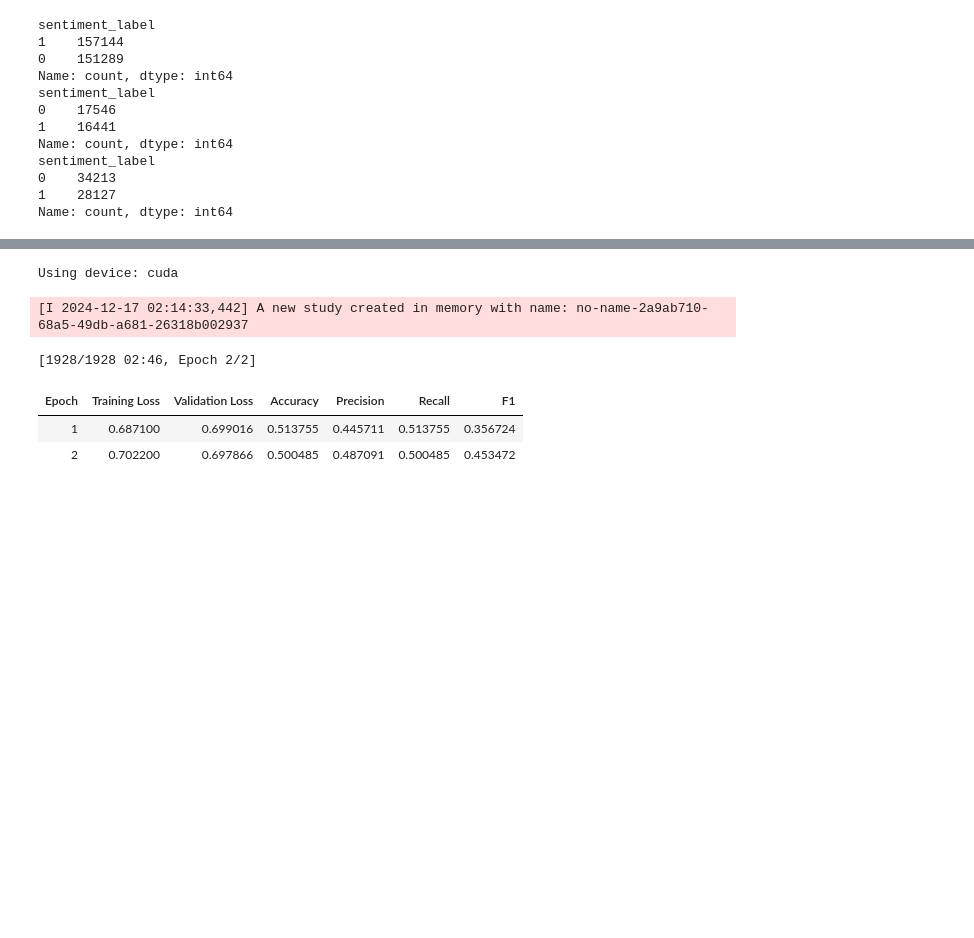
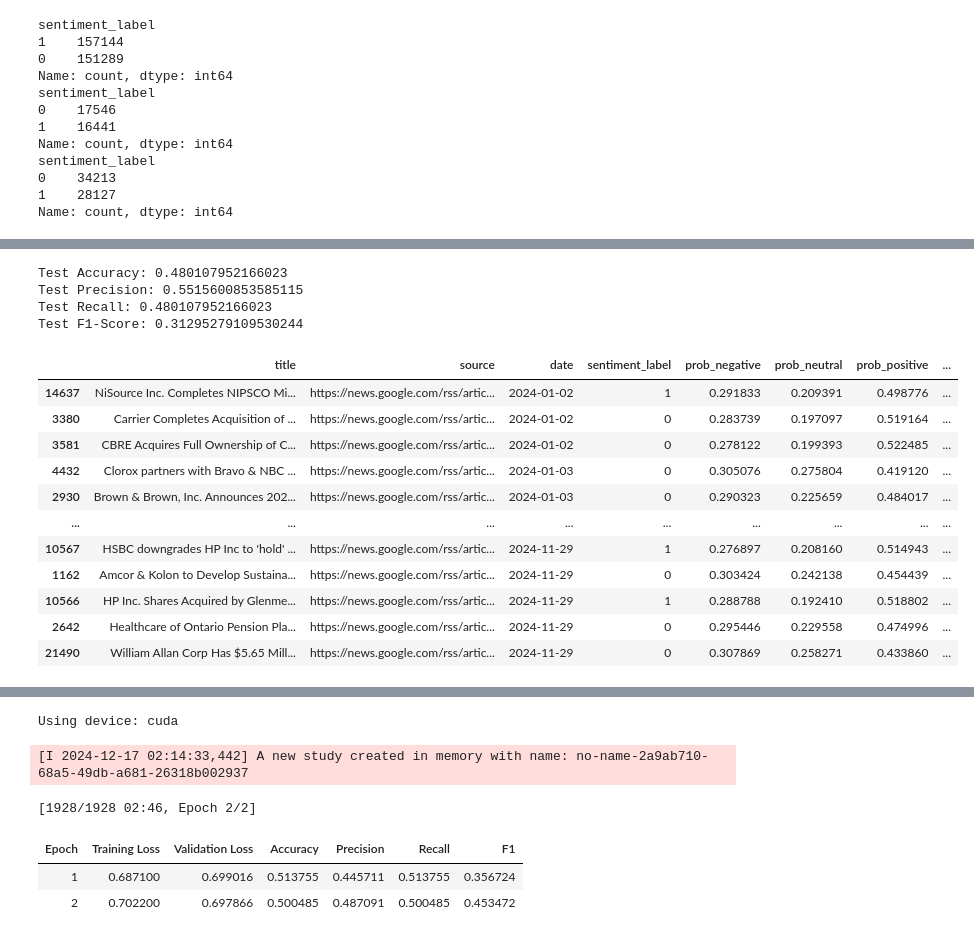
Before and after one commit to saltedpotato/QF634_Research_Methods, a Jupyter notebook: finbert.ipynb, the cells around one changed output, grey strips where cells are left out. Saved outputs shown, nothing was run; the diff lists cells and outputs as text; code cells hidden in the pictures; blank space fills up the shorter version.

Commit message:
added bert and finbert results on pre filtered dataset

```diff
--- a/finbert.ipynb
+++ b/finbert.ipynb
@@ -69,0 +71,64 @@ FinBERT is a pre-trained text analysis model, trained on financial data. It labe
+# %%
+# Load the saved model and tokenizer
+model = AutoModelForSequenceClassification.from_pretrained('bert-base-uncased', num_labels=3).to(device)
+tokenizer = AutoTokenizer.from_pretrained('bert-base-uncased')
+model.eval()
+
+# Preprocessing function for BERT
+def preprocess_text(text_list):
+    return [text.strip().lower() for text in text_list]
+
+# Tokenize data
+def preprocess_data(example):
+    processed_texts = preprocess_text(example['title'])
+    return tokenizer(processed_texts, padding='max_length', truncation=True, max_length=128)
+
+# Tokenize the test set using the saved tokenizer
+test_tokenized_df = Dataset.from_pandas(test_df).map(preprocess_data, batched=True)
+test_tokenized_df = test_tokenized_df.rename_column("sentiment_label", "labels")
+test_tokenized_df.set_format(type='torch', columns=['input_ids', 'attention_mask', 'labels'])
+
+# Run predictions on the test set
+all_logits = []
+with torch.no_grad():
+    for batch in torch.utils.data.DataLoader(test_tokenized_df, batch_size=8):
+        input_ids = batch['input_ids'].to(device)
+        attention_mask = batch['attention_mask'].to(device)
+
+        outputs = model(input_ids=input_ids, attention_mask=attention_mask)
+        logits = outputs.logits
+        all_logits.append(logits.cpu())
+
+logits = torch.cat(all_logits, dim=0)
+probabilities = torch.softmax(logits, dim=1).cpu().numpy()
+
+prob_negative = probabilities[:, 1]
+prob_neutral = probabilities[:, 2]
+prob_positive = probabilities[:, 0]
+
+predicted_labels = [
+    1 if prob_positive > max(prob_negative, prob_neutral) else 0
+    for prob_negative, prob_neutral, prob_positive in zip(prob_negative, prob_neutral, prob_positive)
+]
+
+# Save predictions to test DataFrame
+test_df_results_bert = test_df.copy()
+test_df_results_bert['prob_negative'] = prob_negative
+test_df_results_bert['prob_neutral'] = prob_neutral
+test_df_results_bert['prob_positive'] = prob_positive
+test_df_results_bert['finbert_sentiment_labels'] = predicted_labels
+
+# Evaluate metrics if ground-truth labels exist
+if 'sentiment_label' in test_df_results_bert.columns:
+    precision, recall, f1, _ = precision_recall_fscore_support(
+        test_df_results_bert['sentiment_label'], predicted_labels, average='weighted'
+    )
+    accuracy = accuracy_score(test_df_results_bert['sentiment_label'], predicted_labels)
+
+    print(f"Test Accuracy: {accuracy}")
+    print(f"Test Precision: {precision}")
+    print(f"Test Recall: {recall}")
+    print(f"Test F1-Score: {f1}")
+
+test_df_results_bert
+# %% [output]
@@ -69,0 +137,16 @@ FinBERT is a pre-trained text analysis model, trained on financial data. It labe
+Test Accuracy: 0.480107952166023
+Test Precision: 0.5515600853585115
+Test Recall: 0.480107952166023
+Test F1-Score: 0.31295279109530244
+|  | title | source | date | sentiment_label | prob_negative | prob_neutral | prob_positive | ... |
+| 14637 | NiSource Inc. Completes NIPSCO Mi... | https://news.google.com/rss/artic... | 2024-01-02 | 1 | 0.291833 | 0.209391 | 0.498776 | ... |
+| 3380 | Carrier Completes Acquisition of ... | https://news.google.com/rss/artic... | 2024-01-02 | 0 | 0.283739 | 0.197097 | 0.519164 | ... |
+| 3581 | CBRE Acquires Full Ownership of C... | https://news.google.com/rss/artic... | 2024-01-02 | 0 | 0.278122 | 0.199393 | 0.522485 | ... |
+| 4432 | Clorox partners with Bravo & NBC ... | https://news.google.com/rss/artic... | 2024-01-03 | 0 | 0.305076 | 0.275804 | 0.419120 | ... |
+| 2930 | Brown & Brown, Inc. Announces 202... | https://news.google.com/rss/artic... | 2024-01-03 | 0 | 0.290323 | 0.225659 | 0.484017 | ... |
+| ... | ... | ... | ... | ... | ... | ... | ... | ... |
+| 10567 | HSBC downgrades HP Inc to 'hold' ... | https://news.google.com/rss/artic... | 2024-11-29 | 1 | 0.276897 | 0.208160 | 0.514943 | ... |
+| 1162 | Amcor & Kolon to Develop Sustaina... | https://news.google.com/rss/artic... | 2024-11-29 | 0 | 0.303424 | 0.242138 | 0.454439 | ... |
+| 10566 | HP Inc. Shares Acquired by Glenme... | https://news.google.com/rss/artic... | 2024-11-29 | 1 | 0.288788 | 0.192410 | 0.518802 | ... |
+| 2642 | Healthcare of Ontario Pension Pla... | https://news.google.com/rss/artic... | 2024-11-29 | 0 | 0.295446 | 0.229558 | 0.474996 | ... |
+| 21490 | William Allan Corp Has $5.65 Mill... | https://news.google.com/rss/artic... | 2024-11-29 | 0 | 0.307869 | 0.258271 | 0.433860 | ... |
```
Also changed, not shown: parts of 11 cells of this notebook, 3 other files.
